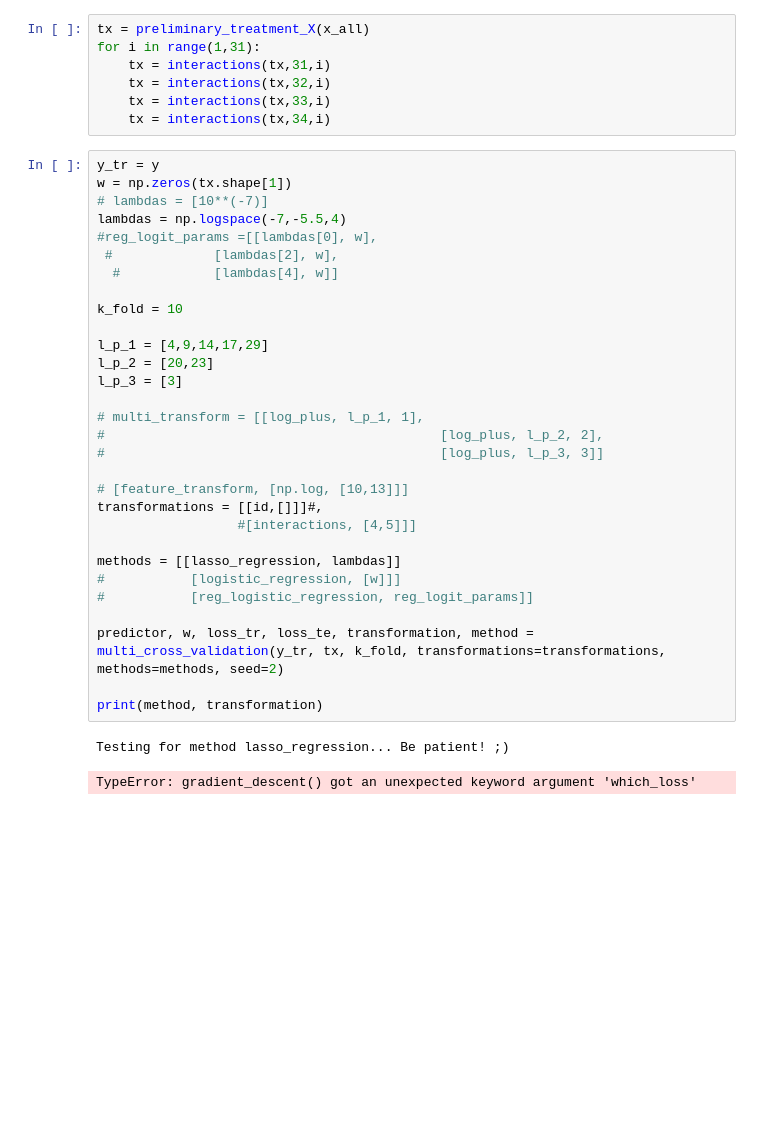
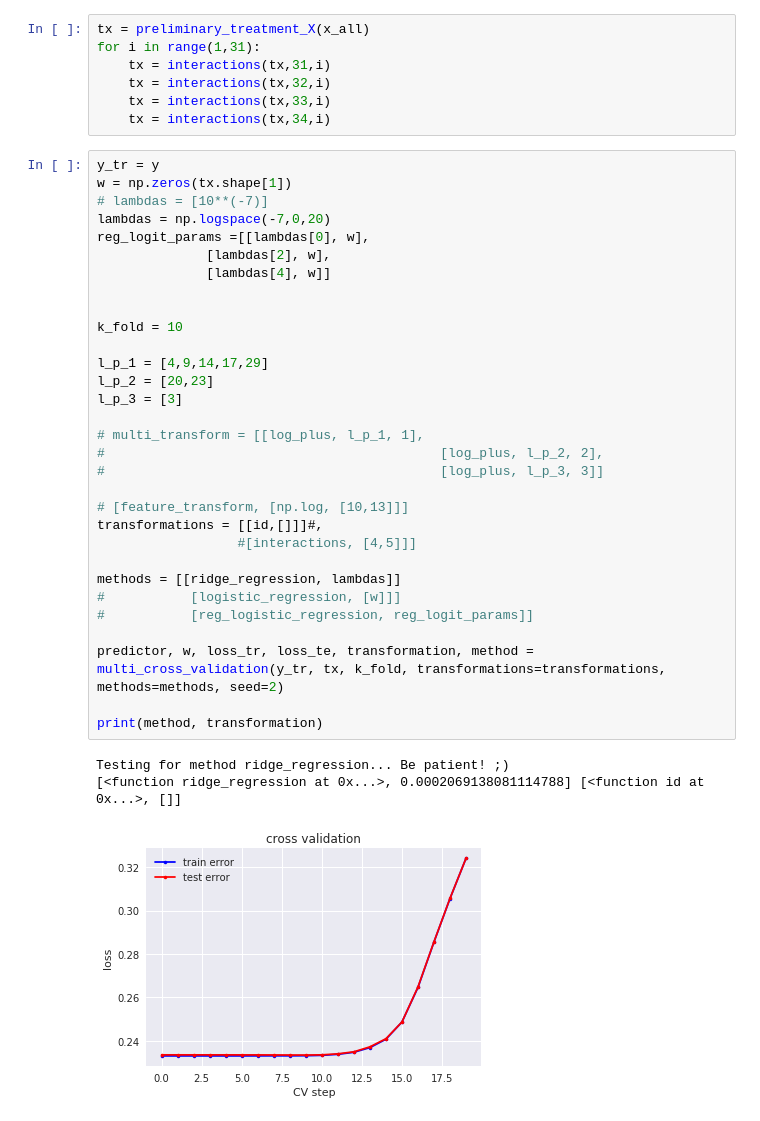
Before and after one commit to dufourc1/ML_CS433_project1, a Jupyter notebook: src/Charles_tests.ipynb, the cells around one changed output. Drawn from its saved outputs; the diff is of its cells as text; blank space fills up the shorter version.

```diff
--- a/src/Charles_tests.ipynb
+++ b/src/Charles_tests.ipynb
@@ -615,36 +615,38 @@ for i in range(1,31):
 # %%
 y_tr = y
 w = np.zeros(tx.shape[1])
 # lambdas = [10**(-7)]
-lambdas = np.logspace(-7,-5.5,4)
-#reg_logit_params =[[lambdas[0], w],
- #             [lambdas[2], w],
-  #            [lambdas[4], w]]
+lambdas = np.logspace(-7,0,20)
+reg_logit_params =[[lambdas[0], w],
+              [lambdas[2], w],
+              [lambdas[4], w]]
+
 
 k_fold = 10
 
 l_p_1 = [4,9,14,17,29]
 l_p_2 = [20,23]
 l_p_3 = [3]
 
 # multi_transform = [[log_plus, l_p_1, 1],
 #                                           [log_plus, l_p_2, 2],
 #                                           [log_plus, l_p_3, 3]]
 
 # [feature_transform, [np.log, [10,13]]]
 transformations = [[id,[]]]#,
                   #[interactions, [4,5]]]
 
-methods = [[lasso_regression, lambdas]]
+methods = [[ridge_regression, lambdas]]
 #           [logistic_regression, [w]]]
 #           [reg_logistic_regression, reg_logit_params]]
 
 predictor, w, loss_tr, loss_te, transformation, method = multi_cross_validation(y_tr, tx, k_fold, transformations=transformations, methods=methods, seed=2)
 
 print(method, transformation)
 # %% [output]
-Testing for method lasso_regression... Be patient! ;)
+Testing for method ridge_regression... Be patient! ;)
+[<function ridge_regression at 0x...>, 0.0002069138081114788] [<function id at 0x...>, []]
-TypeError: gradient_descent() got an unexpected keyword argument 'which_loss'
+[figure, added]
 # %%
 lasso_regression(y,tx, 0.0002069138081114788)
 # %% [output]
```
Also changed, not shown: parts of 1 cell of this notebook, 1 other file.
